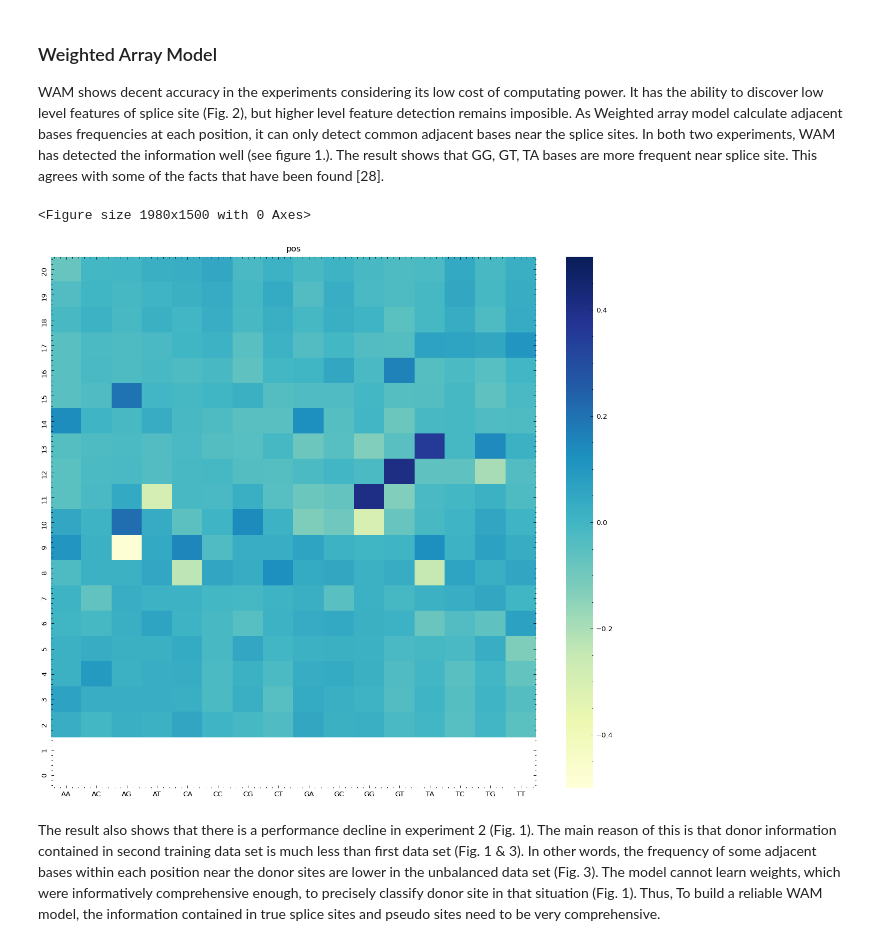
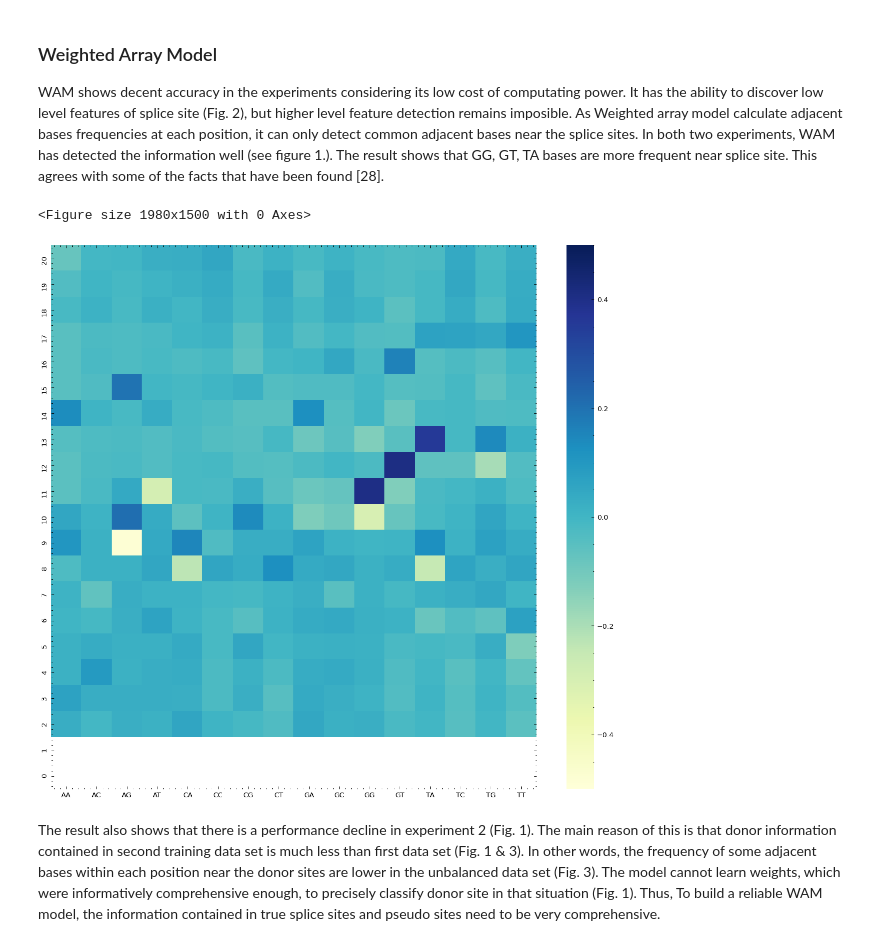
Before and after one commit to AdeBC/GSSR, a Jupyter notebook: Source/Report.ipynb, the cells around one changed output. Saved outputs shown, nothing was run; the diff lists cells and outputs as text; code cells hidden in the pictures.

```diff
--- a/Source/Report.ipynb
+++ b/Source/Report.ipynb
@@ -116,9 +123,7 @@ class Model:
 
     def __init__(self):
         self.wam = WAM()
-        self.bn = BN(struc_estr=ConstraintBasedEstimator
-                     #struc_estr=MmhcEstimator#, max_ci_vars=5
-                    )
+        self.bn = BN(struc_estr=ConstraintBasedEstimator)
         self.svm = SVM(kernel='rbf', gamma='scale', random_state=1, probability=True, verbose=True)
 
 model_1 = Model()
@@ -217,11 +195,3 @@ with open('../models/models.pkl', 'wb') as f:
-# %%
-import pickle
-
-with open('../models/models.pkl', 'rb') as f:
-    d = pickle.load(f)
-
-model_1 = d['m1']
-model_2 = d['m2']
 # %% [markdown]
 ## Test scores Calculation
 
@@ -288,13 +243,13 @@ WAM shows decent accuracy in the experiments considering its low cost of computa
 # %%
 weights_diff = model_2.wam.positive_weights - model_2.wam.negative_weights
 plt.subplots_adjust(left=0.0,bottom=0.0,top=1.2,right=1.2)
 fig, ax1 = plt.subplots(1,1, figsize=(10, 9), dpi=120)
 ax = sns.heatmap((model_1.wam.positive_weights - model_1.wam.negative_weights)[::-1],
                  vmin=-0.5, vmax=0.5, ax=ax1, cmap="YlGnBu")
-ax1.set_title('pos'); plt.tight_layout()
+plt.tight_layout()
 # %% [output]
 <Figure size 1980x1500 with 0 Axes>
-[figure, old version]
+[figure, new version]
 # %% [markdown]
 The result also shows that there is a performance decline in experiment 2 (Fig. 1). The main reason of this is that donor information contained in second training data set is much less than first data set (Fig. 1 & 3). In other words, the frequency of some adjacent bases within each position near the donor sites are lower in the unbalanced data set (Fig. 3). The model cannot learn weights, which were informatively comprehensive enough, to precisely classify donor site in that situation (Fig. 1). Thus, To build a reliable WAM model, the information contained in true splice sites and pseudo sites need to be very comprehensive.
 # %%
```
Also changed, not shown: parts of 29 cells of this notebook, 14 other files.
